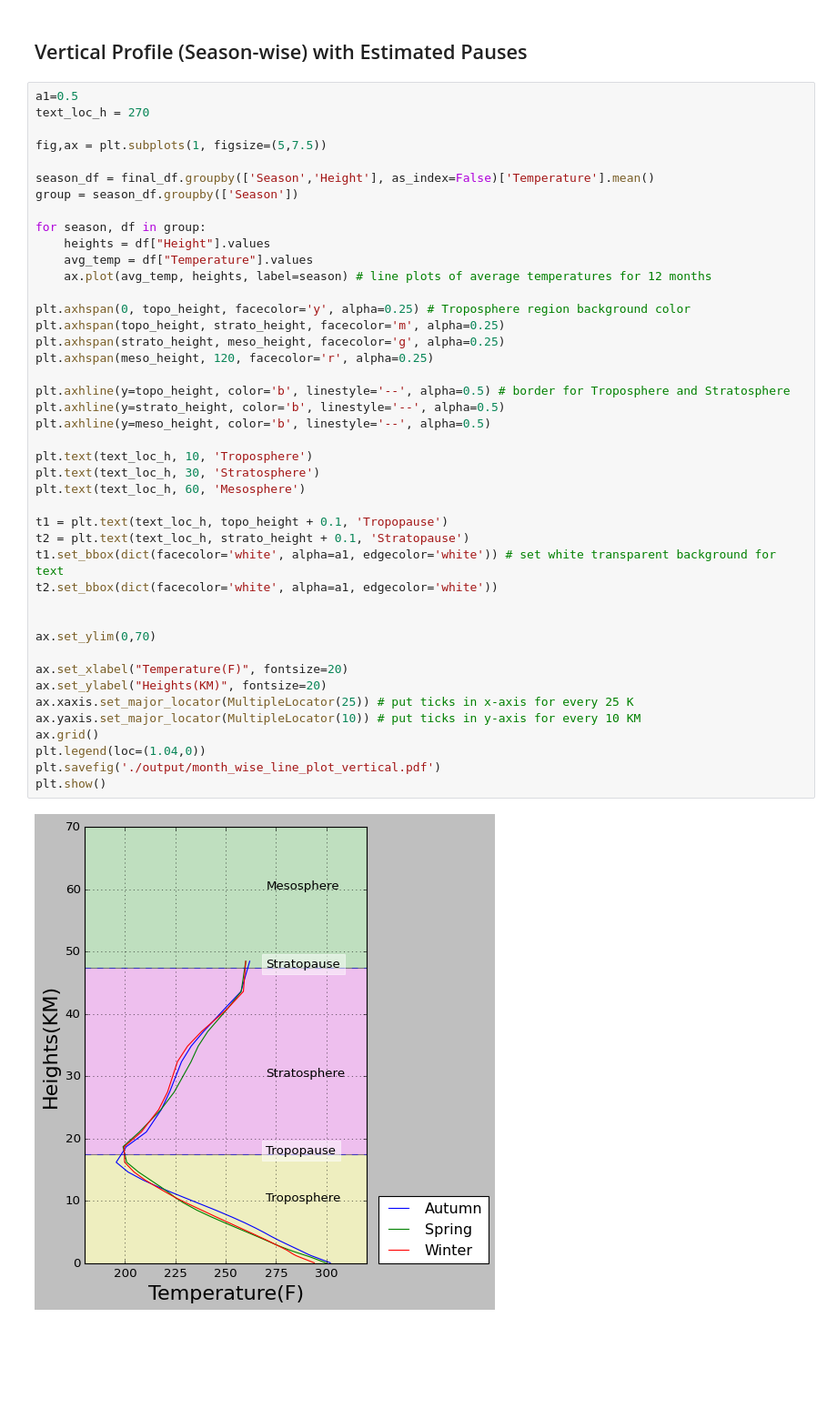
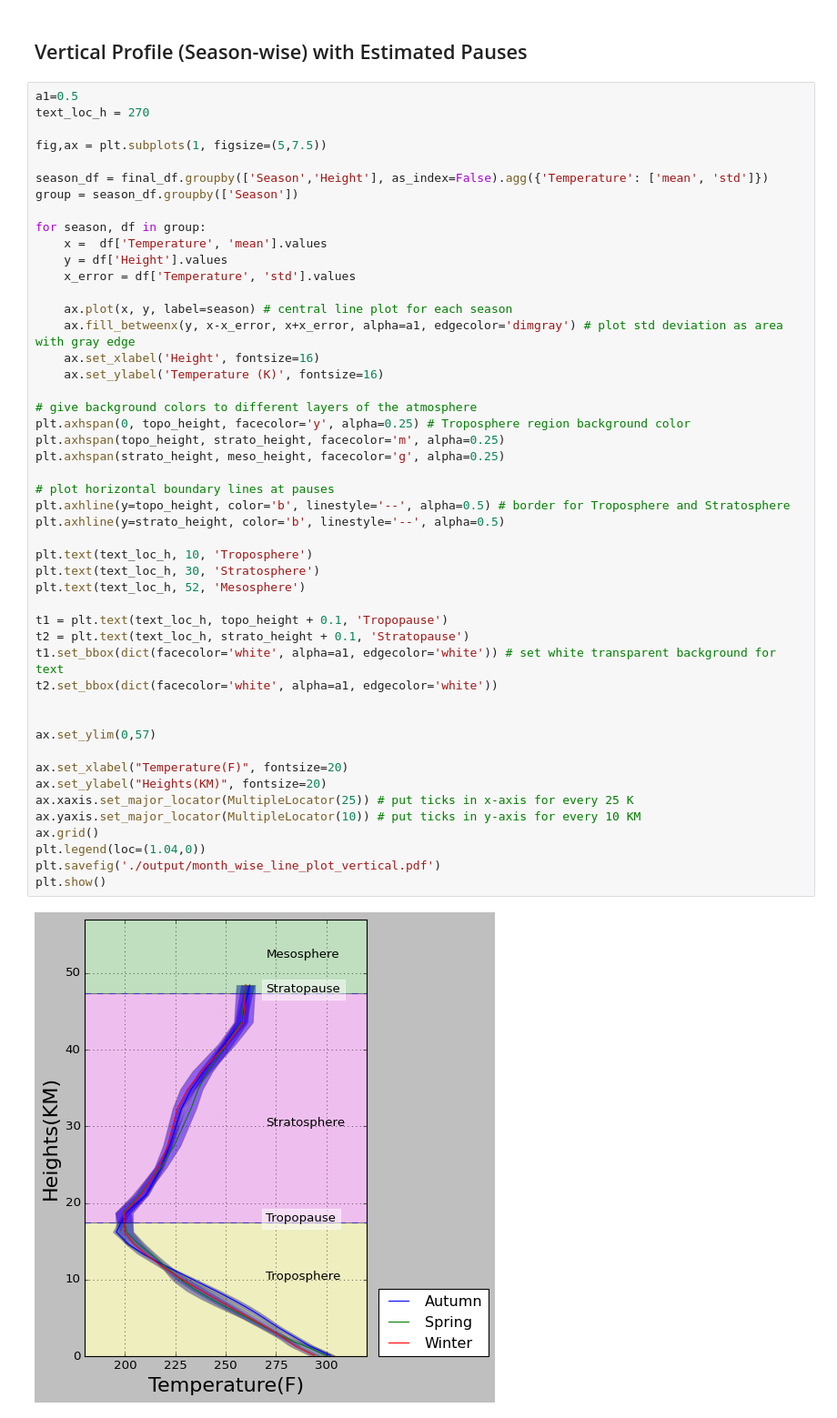
Before and after one commit to alinadevkota/DataViz, a Jupyter notebook: notebooks/Visualize netcdf data.ipynb, the cells around one changed output. Shown: that part at 91% size. Drawn from its saved outputs; the diff is of its cells as text; blank space fills up the shorter version.

Commit message:
vertical profile with error bar for new data

```diff
--- a/notebooks/Visualize netcdf data.ipynb
+++ b/notebooks/Visualize netcdf data.ipynb
@@ -397,42 +420,47 @@ text_loc_h = 270
 
 fig,ax = plt.subplots(1, figsize=(5,7.5))
 
-season_df = final_df.groupby(['Season','Height'], as_index=False)['Temperature'].mean()
+season_df = final_df.groupby(['Season','Height'], as_index=False).agg({'Temperature': ['mean', 'std']})
 group = season_df.groupby(['Season'])
 
 for season, df in group:
-    heights = df["Height"].values
-    avg_temp = df["Temperature"].values
-    ax.plot(avg_temp, heights, label=season) # line plots of average temperatures for 12 months
+    x =  df['Temperature', 'mean'].values
+    y = df['Height'].values
+    x_error = df['Temperature', 'std'].values
 
+    ax.plot(x, y, label=season) # central line plot for each season
+    ax.fill_betweenx(y, x-x_error, x+x_error, alpha=a1, edgecolor='dimgray') # plot std deviation as area with gray edge
+    ax.set_xlabel('Height', fontsize=16)
+    ax.set_ylabel('Temperature (K)', fontsize=16)
+
+# give background colors to different layers of the atmosphere
 plt.axhspan(0, topo_height, facecolor='y', alpha=0.25) # Troposphere region background color
 plt.axhspan(topo_height, strato_height, facecolor='m', alpha=0.25)
 plt.axhspan(strato_height, meso_height, facecolor='g', alpha=0.25)
-plt.axhspan(meso_height, 120, facecolor='r', alpha=0.25)
 
+# plot horizontal boundary lines at pauses
 plt.axhline(y=topo_height, color='b', linestyle='--', alpha=0.5) # border for Troposphere and Stratosphere
 plt.axhline(y=strato_height, color='b', linestyle='--', alpha=0.5)
-plt.axhline(y=meso_height, color='b', linestyle='--', alpha=0.5)
 
 plt.text(text_loc_h, 10, 'Troposphere')
 plt.text(text_loc_h, 30, 'Stratosphere')
-plt.text(text_loc_h, 60, 'Mesosphere')
+plt.text(text_loc_h, 52, 'Mesosphere')
 
 t1 = plt.text(text_loc_h, topo_height + 0.1, 'Tropopause')
 t2 = plt.text(text_loc_h, strato_height + 0.1, 'Stratopause')
 t1.set_bbox(dict(facecolor='white', alpha=a1, edgecolor='white')) # set white transparent background for text
 t2.set_bbox(dict(facecolor='white', alpha=a1, edgecolor='white'))
 
 
-ax.set_ylim(0,70)
+ax.set_ylim(0,57)
 
 ax.set_xlabel("Temperature(F)", fontsize=20)
 ax.set_ylabel("Heights(KM)", fontsize=20)
 ax.xaxis.set_major_locator(MultipleLocator(25)) # put ticks in x-axis for every 25 K
 ax.yaxis.set_major_locator(MultipleLocator(10)) # put ticks in y-axis for every 10 KM
 ax.grid()
 plt.legend(loc=(1.04,0))
 plt.savefig('./output/month_wise_line_plot_vertical.pdf')
 plt.show()
 # %% [output]
-[figure, old version]
+[figure, new version]
```
Also changed, not shown: parts of 7 cells of this notebook.
